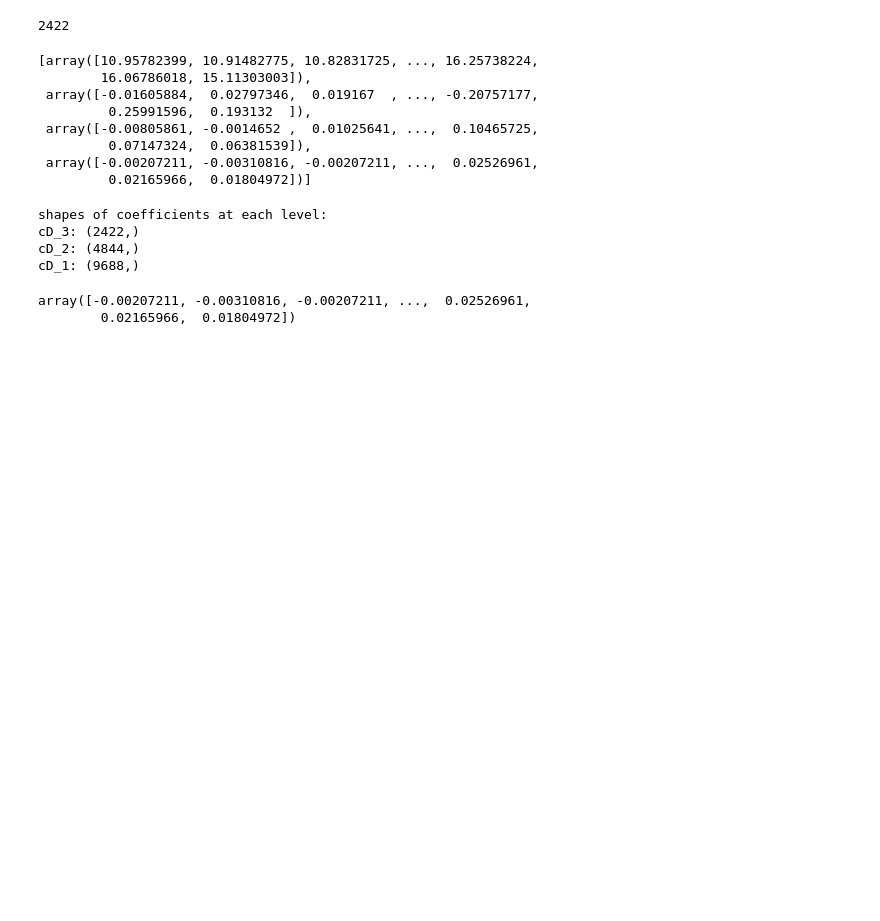
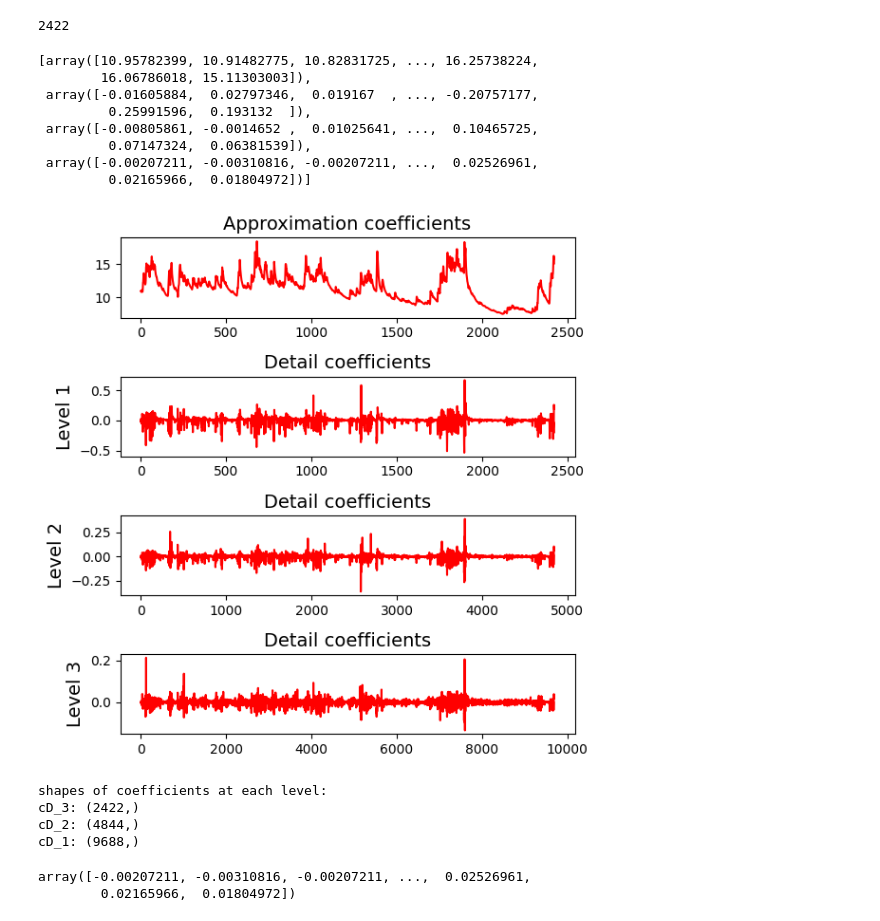
Before and after one commit to 08Aristodemus24/thesis-writing-1, a Jupyter notebook: eda-signal-classifier/experiementation.ipynb, the cells around one changed output. Drawn from its saved outputs; the diff is of its cells as text; code cells hidden in the pictures; blank space fills up the shorter version.

```diff
--- a/eda-signal-classifier/experiementation.ipynb
+++ b/eda-signal-classifier/experiementation.ipynb
@@ -1534,6 +1534,21 @@ coeffs
          0.02165966,  0.01804972])]
 # %%
 cA_3, cD_3, cD_2, cD_1 = coeffs
+# %%
+fig, axes = plt.subplots(nrows=4, ncols=1, figsize=(6, 6))
+for i, axis in enumerate(axes):
+    axis.plot(coeffs[i], color='r')
+
+    if i == 0:
+        axis.set_title("Approximation coefficients", fontsize=14)
+    else:
+        axis.set_title("Detail coefficients", fontsize=14)
+        axis.set_ylabel("Level {}".format(i), fontsize=14, rotation=90)
+
+plt.tight_layout()
+plt.show()
+# %% [output]
+[figure, added]
 # %%
 print(f'shapes of coefficients at each level:\ncD_3: {cD_3.shape}\ncD_2: {cD_2.shape}\ncD_1: {cD_1.shape}')
 # %% [output]
```
Also changed, not shown: parts of 30 cells of this notebook, 1 other file.
